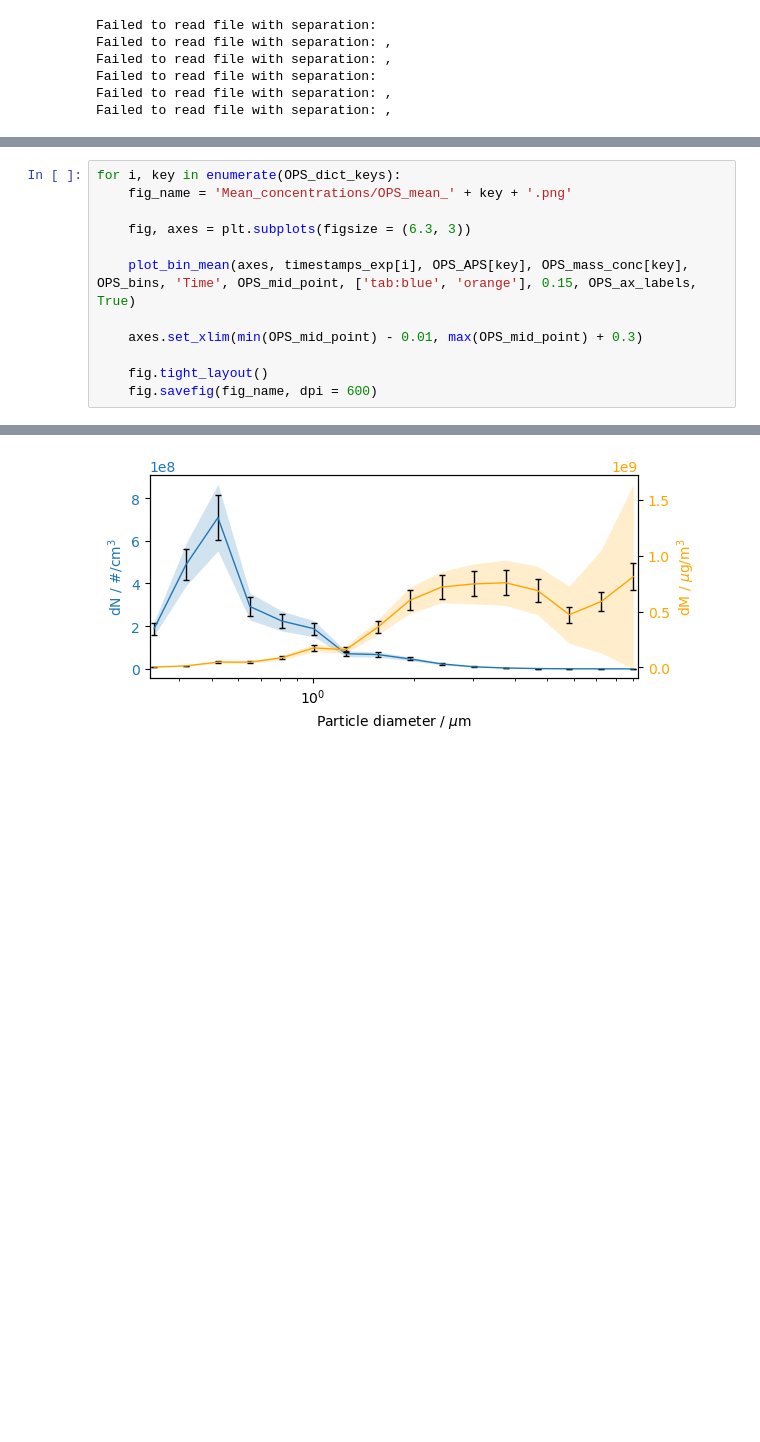
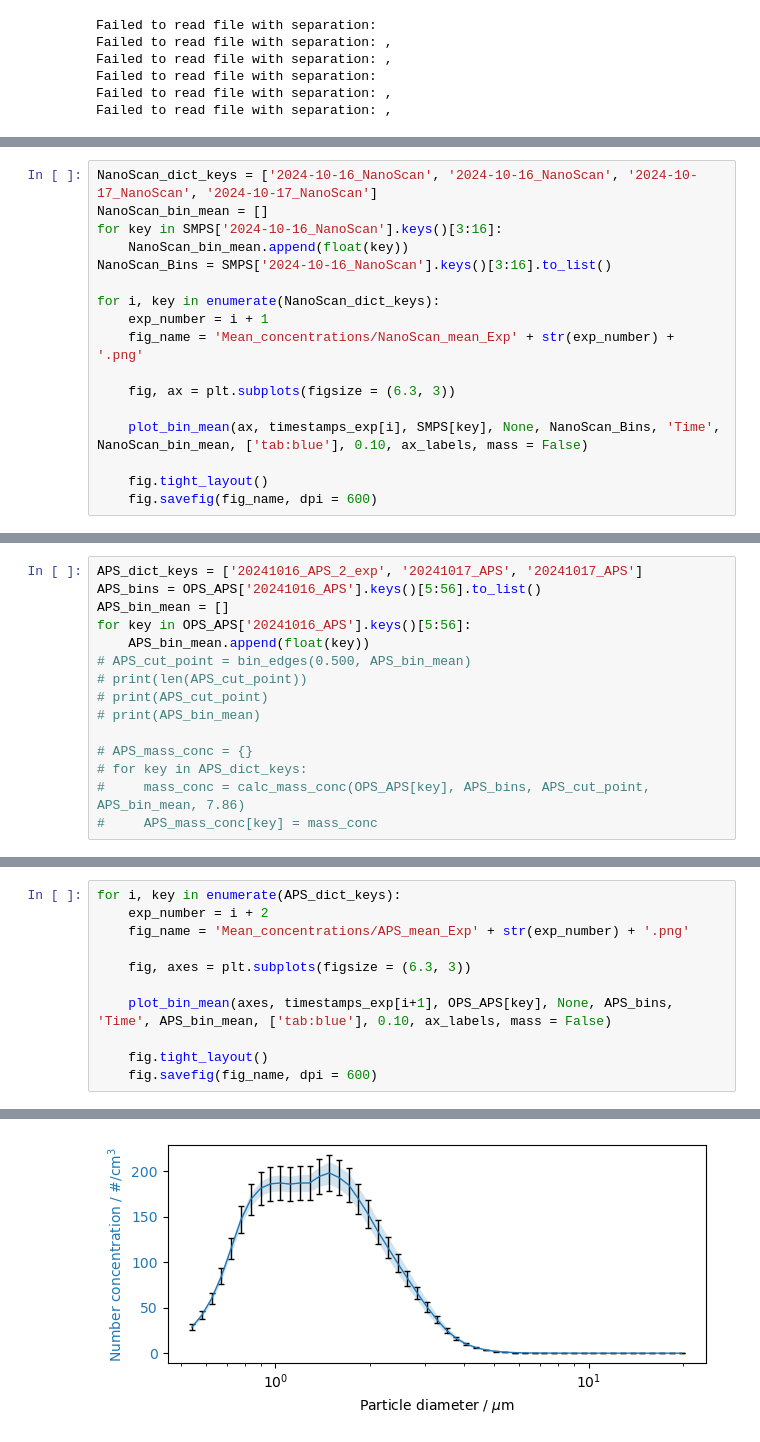
Before and after one commit to Normann25/Master-thesis, a Jupyter notebook: Lund Brake Wear/Mean_conc.ipynb, the cells around one changed output, grey strips where cells are left out. Cells and saved outputs as stored; diff of their text form; blank space fills up the shorter version.

```diff
--- a/Lund Brake Wear/Mean_conc.ipynb
+++ b/Lund Brake Wear/Mean_conc.ipynb
@@ -26,0 +61,17 @@ Failed to read file with separation: ,
+# %%
+NanoScan_dict_keys = ['2024-10-16_NanoScan', '2024-10-16_NanoScan', '2024-10-17_NanoScan', '2024-10-17_NanoScan']
+NanoScan_bin_mean = []
+for key in SMPS['2024-10-16_NanoScan'].keys()[3:16]:
+    NanoScan_bin_mean.append(float(key))
+NanoScan_Bins = SMPS['2024-10-16_NanoScan'].keys()[3:16].to_list()
+
+for i, key in enumerate(NanoScan_dict_keys):
+    exp_number = i + 1
+    fig_name = 'Mean_concentrations/NanoScan_mean_Exp' + str(exp_number) + '.png'
+
+    fig, ax = plt.subplots(figsize = (6.3, 3))
+
+    plot_bin_mean(ax, timestamps_exp[i], SMPS[key], None, NanoScan_Bins, 'Time', NanoScan_bin_mean, ['tab:blue'], 0.10, ax_labels, mass = False)
+
+    fig.tight_layout()
+    fig.savefig(fig_name, dpi = 600)
@@ -112,0 +113,15 @@ timestamps_exp = [['2024-10-16 10:45:00', '2024-10-16 12:26:00'],
+# %%
+APS_dict_keys = ['20241016_APS_2_exp', '20241017_APS', '20241017_APS']
+APS_bins = OPS_APS['20241016_APS'].keys()[5:56].to_list()
+APS_bin_mean = []
+for key in OPS_APS['20241016_APS'].keys()[5:56]:
+    APS_bin_mean.append(float(key))
+# APS_cut_point = bin_edges(0.500, APS_bin_mean)
+# print(len(APS_cut_point))
+# print(APS_cut_point)
+# print(APS_bin_mean)
+
+# APS_mass_conc = {}
+# for key in APS_dict_keys:
+#     mass_conc = calc_mass_conc(OPS_APS[key], APS_bins, APS_cut_point, APS_bin_mean, 7.86)
+#     APS_mass_conc[key] = mass_conc
@@ -113,12 +139,11 @@ timestamps_exp = [['2024-10-16 10:45:00', '2024-10-16 12:26:00'],
 # %%
-for i, key in enumerate(OPS_dict_keys):
-    fig_name = 'Mean_concentrations/OPS_mean_' + key + '.png'
+for i, key in enumerate(APS_dict_keys):
+    exp_number = i + 2
+    fig_name = 'Mean_concentrations/APS_mean_Exp' + str(exp_number) + '.png'
 
     fig, axes = plt.subplots(figsize = (6.3, 3))
 
-    plot_bin_mean(axes, timestamps_exp[i], OPS_APS[key], OPS_mass_conc[key], OPS_bins, 'Time', OPS_mid_point, ['tab:blue', 'orange'], 0.15, OPS_ax_labels, True)
-
-    axes.set_xlim(min(OPS_mid_point) - 0.01, max(OPS_mid_point) + 0.3)
+    plot_bin_mean(axes, timestamps_exp[i+1], OPS_APS[key], None, APS_bins, 'Time', APS_bin_mean, ['tab:blue'], 0.10, ax_labels, mass = False)
 
     fig.tight_layout()
     fig.savefig(fig_name, dpi = 600)
@@ -128 +153 @@ for i, key in enumerate(OPS_dict_keys):
-[figure, old version]
+[figure, new version]
```
Also changed, not shown: parts of 18 cells of this notebook, 17 other files.
